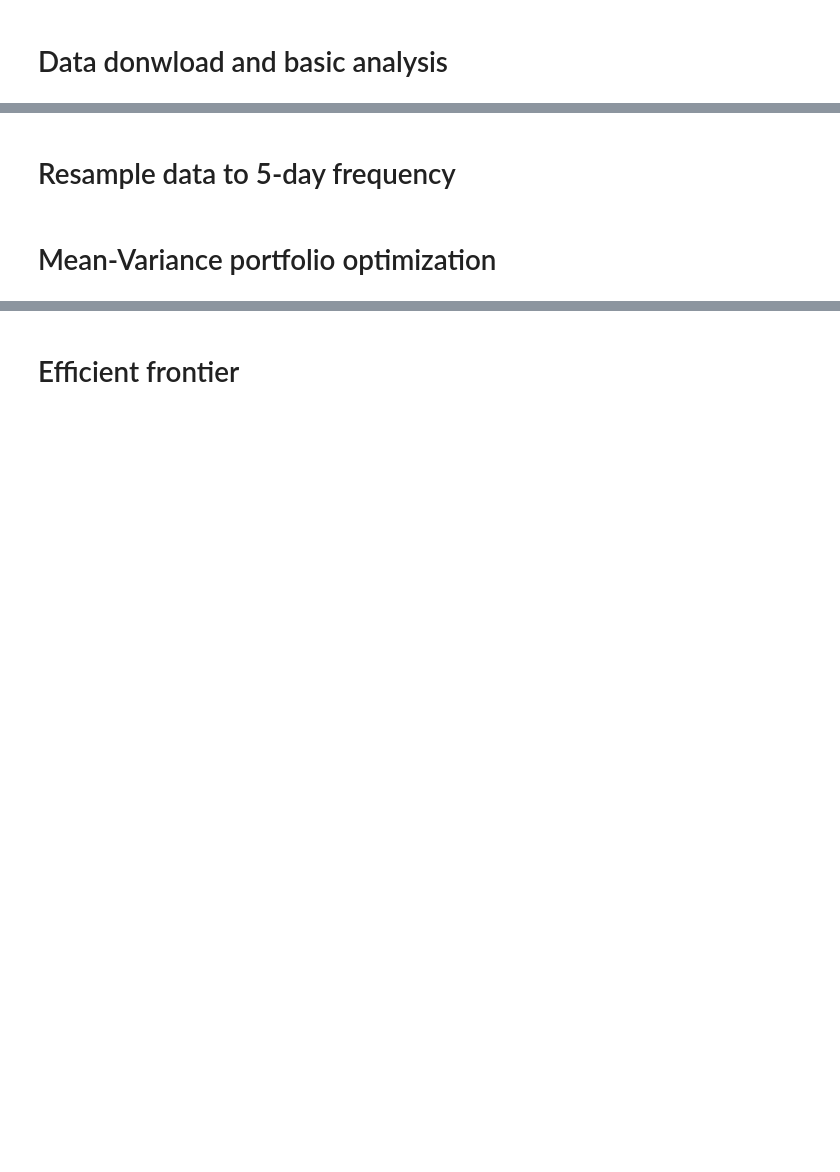
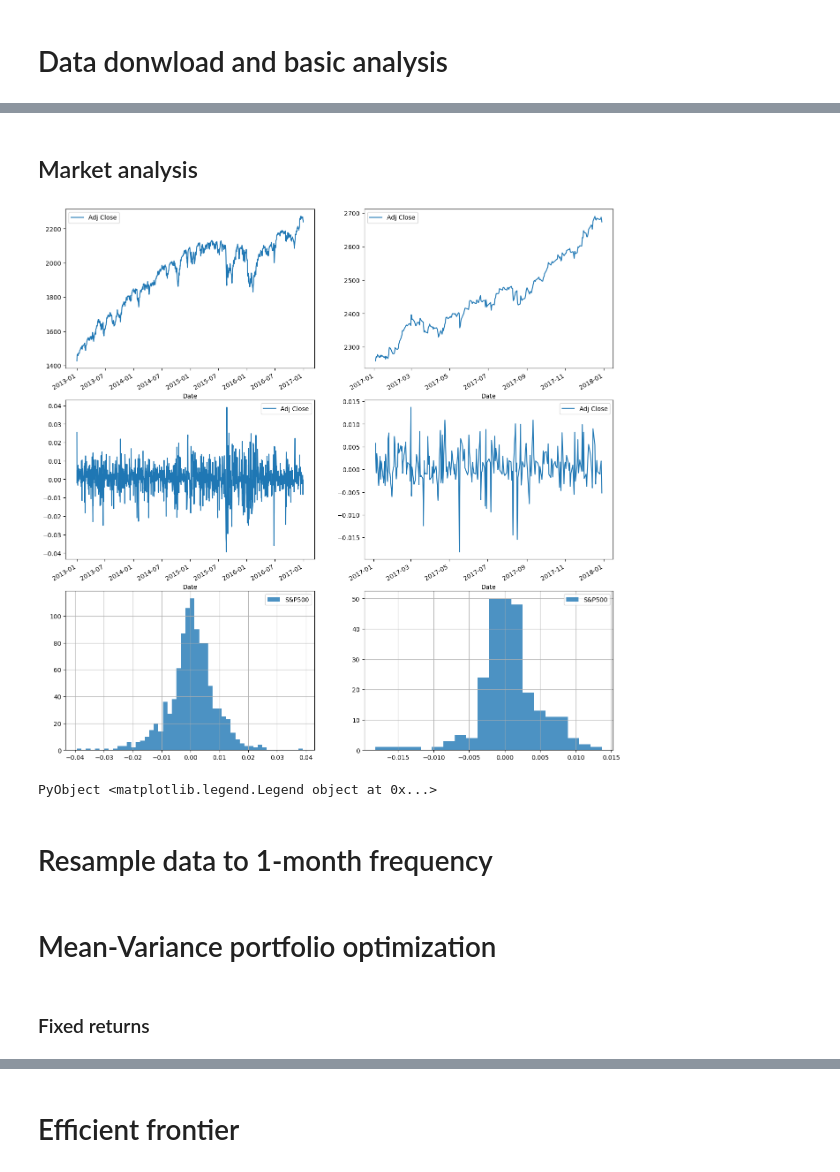
Before and after one commit to agimenezromero/OptimPortfolio.jl, a Jupyter notebook: Real Case Example.ipynb, the cells around one changed output, grey strips where cells are left out. Saved outputs shown, nothing was run; the diff lists cells and outputs as text; code cells hidden in the pictures; blank space fills up the shorter version.

```diff
--- a/Real Case Example.ipynb
+++ b/Real Case Example.ipynb
@@ -58,3 +80,43 @@ ax["F"].legend(ncol=2)
+# %% [markdown]
+## Market analysis
+# %%
+fig, ax = plt.subplot_mosaic("""AB
+    CD
+    EF""", figsize=(8*2, 6*3))
+
+# Stock prices
+market["Adj Close"].plot(ax=ax["A"])
+
+ax["A"].legend(ncol=2)
+
+market_test["Adj Close"].plot(ax=ax["B"])
+
+ax["B"].legend(ncol=2)
+
+#Returns
+market["Adj Close"].pct_change().plot(ax=ax["C"])
+#market_log_ret.plot(ax=ax["C"])
+
+ax["C"].legend(ncol=2)
+
+market_test["Adj Close"].pct_change().plot(ax=ax["D"])
+#market_test_log_ret.plot(ax=ax["D"])
+
+ax["D"].legend(ncol=2)
+
+#Histogram of returns
+market["Adj Close"].pct_change().hist(ax=ax["E"], bins=50, alpha=0.8, label="S&P500")
+#market_log_ret.hist(ax=ax["E"], bins=50, alpha=0.8, label="S&P500")
+
+ax["E"].legend(ncol=2)
+
+market_test["Adj Close"].pct_change().hist(ax=ax["F"], bins=20, alpha=0.8, label="S&P500")
+#market_test_log_ret.hist(ax=ax["F"], bins=20, alpha=0.8, label="S&P500")
+
+ax["F"].legend(ncol=2)
+# %% [output]
+[figure, added]
+PyObject <matplotlib.legend.Legend object at 0x...>
 # %% [markdown]
-# Resample data to 5-day frequency
+# Resample data to 1-month frequency
 # %%
@@ -101 +149,3 @@ ax["F"].legend(ncol=2)
+# %% [markdown]
+### Fixed returns
 # %%
```
Also changed, not shown: parts of 22 cells of this notebook.
